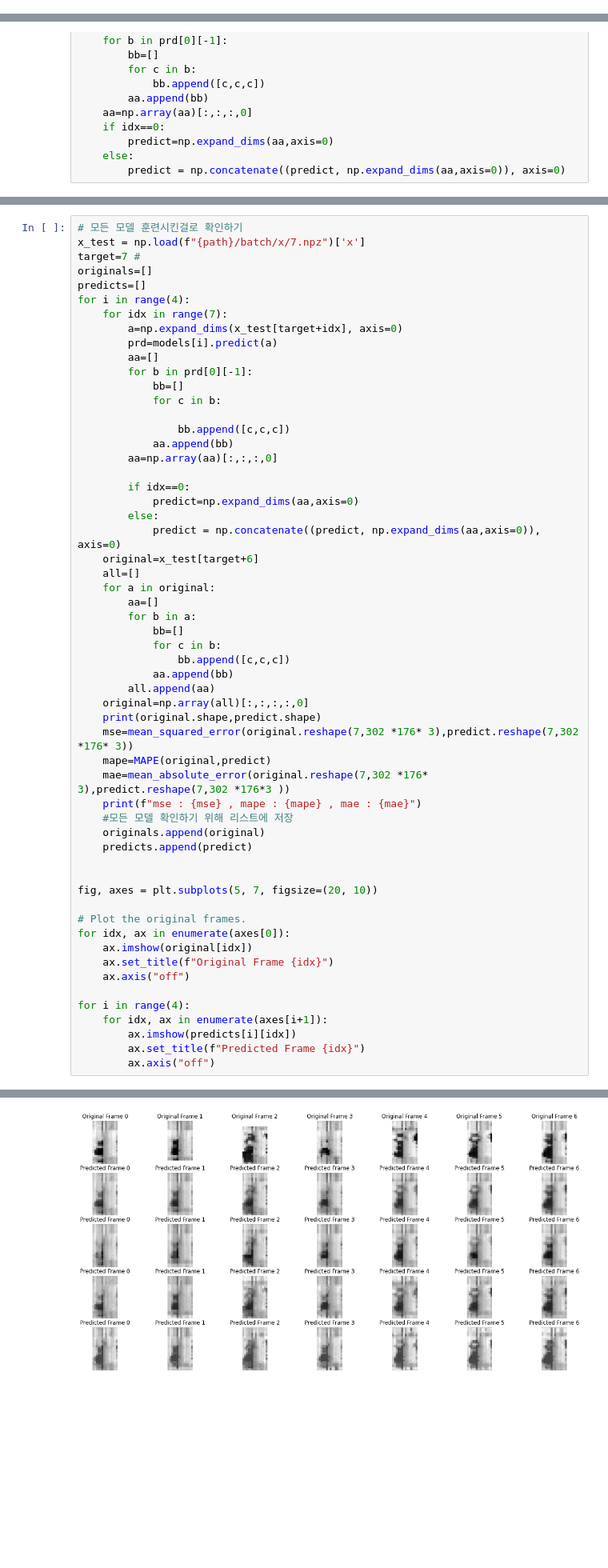
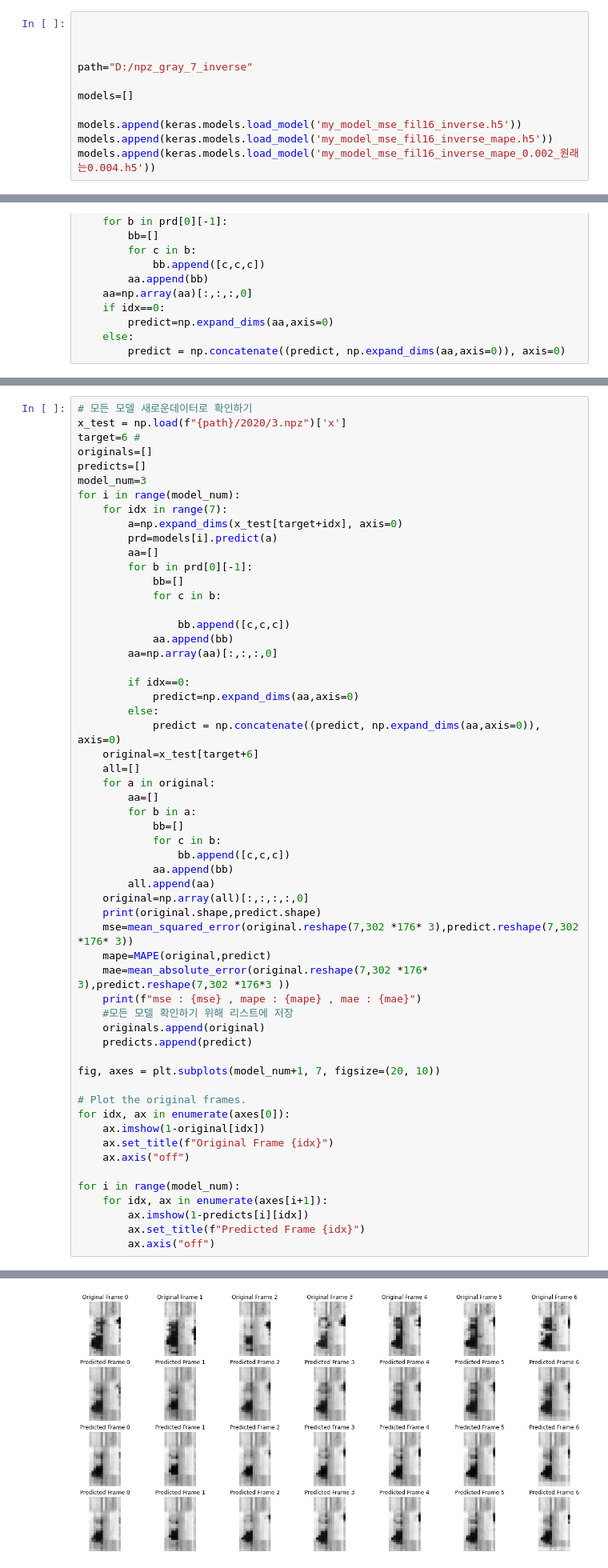
Before and after one commit to Mo0nl19ht/highway_traffic_prediction_in_Korea, a Jupyter notebook: check.ipynb, the cells around one changed output, grey strips where cells are left out. Shown at 80% size. Cells and saved outputs as stored; diff of their text form; blank space fills up the shorter version.

```diff
--- a/check.ipynb
+++ b/check.ipynb
@@ -47 +56,12 @@ models.append(keras.models.load_model('my_model_mse_1103_gray_batch16_win7_fil3_
+# %%
+
+
+
+path="D:/npz_gray_7_inverse"
+
+models=[]
+
+models.append(keras.models.load_model('my_model_mse_fil16_inverse.h5'))
+models.append(keras.models.load_model('my_model_mse_fil16_inverse_mape.h5'))
+models.append(keras.models.load_model('my_model_mse_fil16_inverse_mape_0.002_원래는0.004.h5'))
 # %%
@@ -111,10 +202,11 @@ def show(x_test,target,idx,model):
 # %%
-# 모든 모델 훈련시킨걸로 확인하기
-x_test = np.load(f"{path}/batch/x/7.npz")['x']
-target=7 #
+# 모든 모델 새로운데이터로 확인하기
+x_test = np.load(f"{path}/2020/3.npz")['x']
+target=6 #
 originals=[]
 predicts=[]
-for i in range(4):
+model_num=3
+for i in range(model_num):
     for idx in range(7):
         a=np.expand_dims(x_test[target+idx], axis=0)
         prd=models[i].predict(a)
@@ -151,18 +243,17 @@ for i in range(4):
     originals.append(original)
     predicts.append(predict)
 
-
-fig, axes = plt.subplots(5, 7, figsize=(20, 10))
+fig, axes = plt.subplots(model_num+1, 7, figsize=(20, 10))
 
 # Plot the original frames.
 for idx, ax in enumerate(axes[0]):
-    ax.imshow(original[idx])
+    ax.imshow(1-original[idx])
     ax.set_title(f"Original Frame {idx}")
     ax.axis("off")
 
-for i in range(4):
+for i in range(model_num):
     for idx, ax in enumerate(axes[i+1]):
-        ax.imshow(predicts[i][idx])
+        ax.imshow(1-predicts[i][idx])
         ax.set_title(f"Predicted Frame {idx}")
         ax.axis("off")
 # %% [output]
@@ -177 +269 @@ mse : 0.015314369265917234 , mape : 59.2981811960862 , mae : 0.08797706474389949
-[figure, old version]
+[figure, new version]
```
Also changed, not shown: parts of 6 cells of this notebook, 6 other files.
